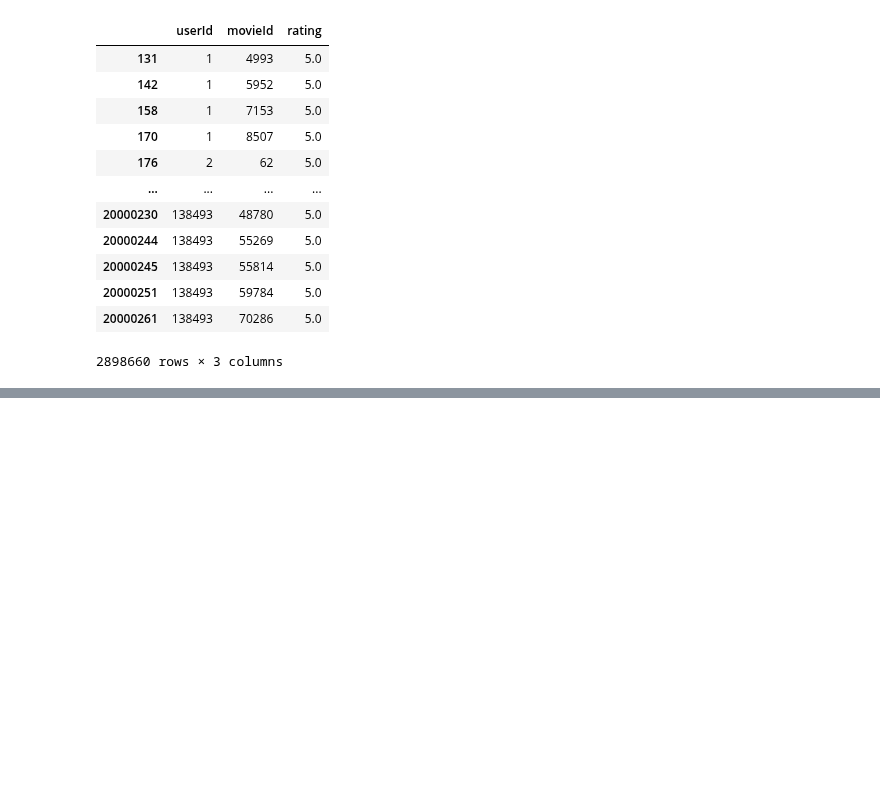
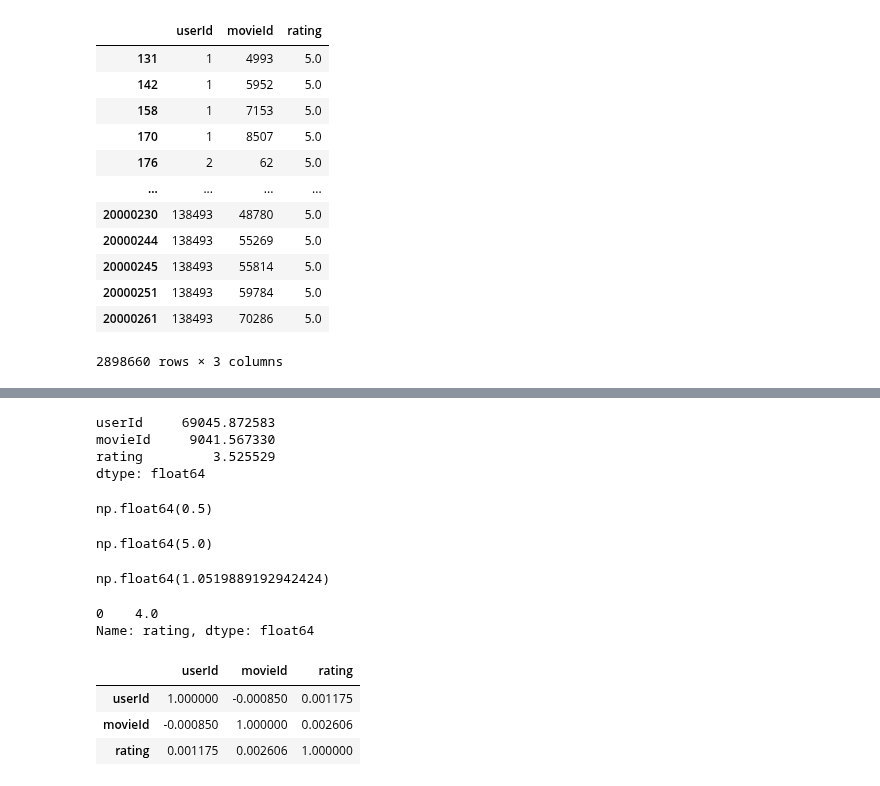
Before and after one commit to corpsedust/NareshIT, a Jupyter notebook: DailyClassroomNotes/15th February.ipynb, the cells around one changed output, grey strips where cells are left out. Cells and saved outputs as stored; diff of their text form; code cells hidden in the pictures; blank space fills up the shorter version.

```diff
--- a/DailyClassroomNotes/15th February.ipynb
+++ b/DailyClassroomNotes/15th February.ipynb
@@ -296,0 +297,31 @@ AttributeError: 'numpy.ndarray' object has no attribute 'count'
+# %%
+ratings.mean()
+# %% [output]
+userId     69045.872583
+movieId     9041.567330
+rating         3.525529
+dtype: float64
+# %%
+ratings["rating"].min()
+# %% [output]
+np.float64(0.5)
+# %%
+ratings["rating"].max()
+# %% [output]
+np.float64(5.0)
+# %%
+ratings['rating'].std()
+# %% [output]
+np.float64(1.0519889192942424)
+# %%
+ratings.rating.mode()
+# %% [output]
+0    4.0
+Name: rating, dtype: float64
+# %%
+ratings.corr()
+# %% [output]
+|  | userId | movieId | rating |
+| userId | 1.000000 | -0.000850 | 0.001175 |
+| movieId | -0.000850 | 1.000000 | 0.002606 |
+| rating | 0.001175 | 0.002606 | 1.000000 |
```
Also changed, not shown: parts of 1 cell of this notebook.
